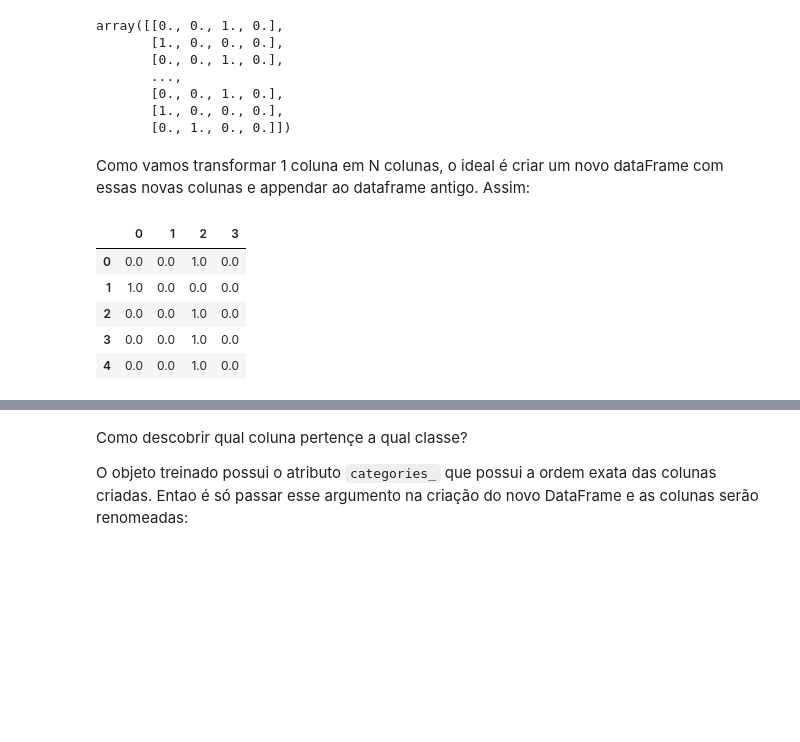
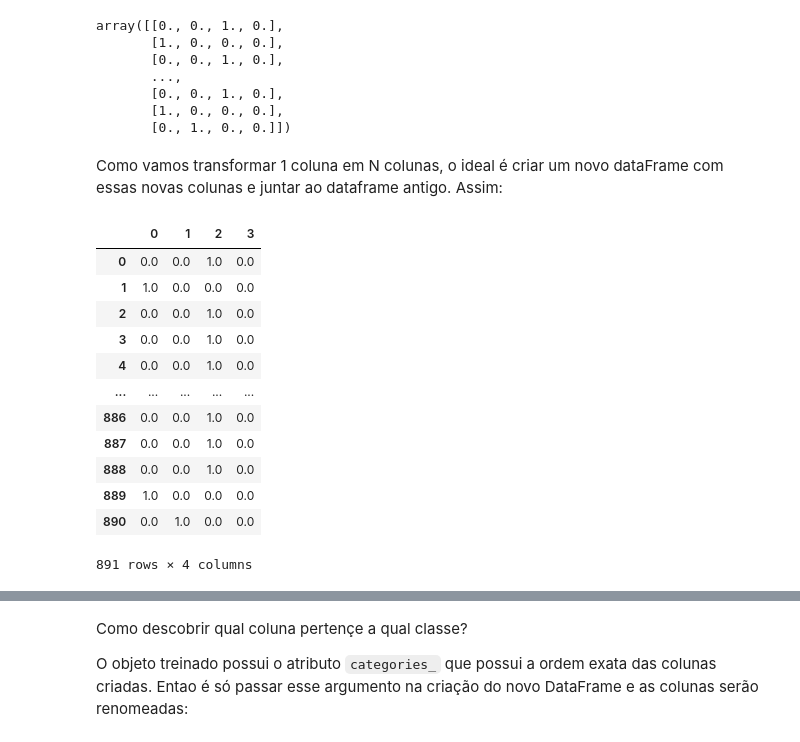
Before and after one commit to joaonsouza/kaggle-projects, a Jupyter notebook: Titanic-Machine-Learning-from-Disaster/notebooks/transformando features categoricas.ipynb, the cells around one changed output, grey strips where cells are left out. Saved outputs shown, nothing was run; the diff lists cells and outputs as text; code cells hidden in the pictures; blank space fills up the shorter version.

```diff
--- a/Titanic-Machine-Learning-from-Disaster/notebooks/transformando features categoricas.ipynb
+++ b/Titanic-Machine-Learning-from-Disaster/notebooks/transformando features categoricas.ipynb
@@ -264,20 +264,27 @@ array([[0., 0., 1., 0.],
        [1., 0., 0., 0.],
        [0., 1., 0., 0.]])
 # %% [markdown]
-Como vamos transformar 1 coluna em N colunas, o ideal é criar um novo dataFrame com essas novas colunas e appendar ao dataframe antigo. Assim:
+Como vamos transformar 1 coluna em N colunas, o ideal é criar um novo dataFrame com essas novas colunas e juntar ao dataframe antigo. Assim:
 # %%
 # criando variavel com os valores transformados
 valores_ohe = ohe.fit_transform(treino[['Embarked']])
 
 # criando novo dataframe com os valores transformados
 ohe_embarked = pd.DataFrame(data=valores_ohe)
 
 # visualisando o resultado
-ohe_embarked.head()
+ohe_embarked
 # %% [output]
 |  | 0 | 1 | 2 | 3 |
 | 0 | 0.0 | 0.0 | 1.0 | 0.0 |
 | 1 | 1.0 | 0.0 | 0.0 | 0.0 |
 | 2 | 0.0 | 0.0 | 1.0 | 0.0 |
 | 3 | 0.0 | 0.0 | 1.0 | 0.0 |
 | 4 | 0.0 | 0.0 | 1.0 | 0.0 |
+| ... | ... | ... | ... | ... |
+| 886 | 0.0 | 0.0 | 1.0 | 0.0 |
+| 887 | 0.0 | 0.0 | 1.0 | 0.0 |
+| 888 | 0.0 | 0.0 | 1.0 | 0.0 |
+| 889 | 1.0 | 0.0 | 0.0 | 0.0 |
+| 890 | 0.0 | 1.0 | 0.0 | 0.0 |
+891 rows × 4 columns
```
Also changed, not shown: parts of 10 cells of this notebook.
